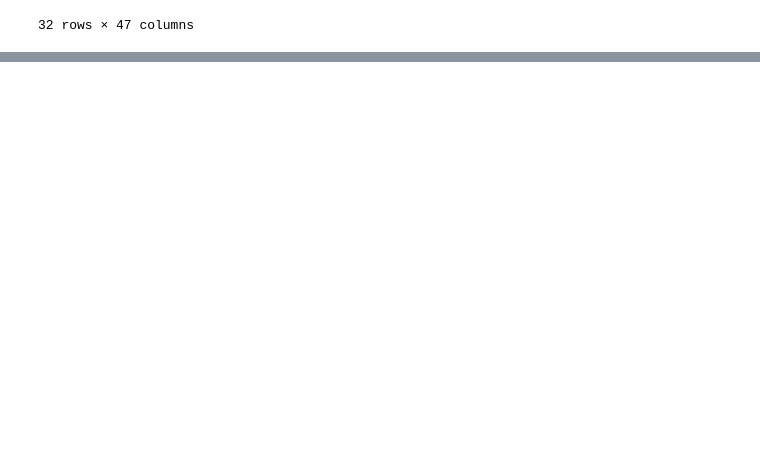
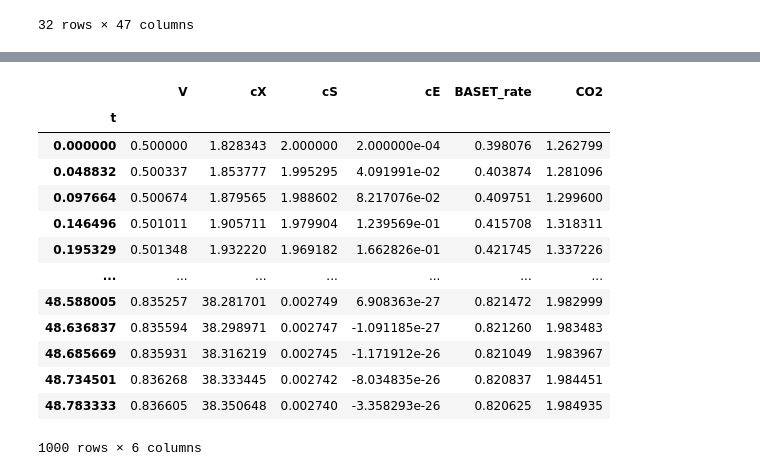
Before and after one commit to VBorodina/biomoni, a Jupyter notebook: Examples/offline_estimation/testing_Yeast.ipynb, the cells around one changed output, grey strips where cells are left out. Saved outputs shown, nothing was run; the diff lists cells and outputs as text; code cells hidden in the pictures; blank space fills up the shorter version.

```diff
--- a/Examples/offline_estimation/testing_Yeast.ipynb
+++ b/Examples/offline_estimation/testing_Yeast.ipynb
@@ -178,6 +182,26 @@ display(yeast.p)
 | OX | 0.57000000 | 0.00000000 | (0.00%) | 0.57 | 0.54000000 | 0.63000000 | False |
 | NX | 0.15000000 | 0.00000000 | (0.00%) | 0.15 | 0.14000000 | 0.16000000 | False |
 | g_e | 0.21636283 | 0.00000000 | (0.00%) | 0.21636282532087284 | 0.17624197 | 0.28839514 | False |
+# %%
+y2 = Yeast_vf()
+t_grid = np.linspace(0,9,1000)
+# %%
+y2.simulate(a, endpoint = "end2")
+# %% [output]
+|  | V | cX | cS | cE | BASET_rate | CO2 |
+| t |  |  |  |  |  |  |
+| 0.000000 | 0.500000 | 1.828343 | 2.000000 | 2.000000e-04 | 0.398076 | 1.262799 |
+| 0.048832 | 0.500337 | 1.853777 | 1.995295 | 4.091991e-02 | 0.403874 | 1.281096 |
+| 0.097664 | 0.500674 | 1.879565 | 1.988602 | 8.217076e-02 | 0.409751 | 1.299600 |
+| 0.146496 | 0.501011 | 1.905711 | 1.979904 | 1.239569e-01 | 0.415708 | 1.318311 |
+| 0.195329 | 0.501348 | 1.932220 | 1.969182 | 1.662826e-01 | 0.421745 | 1.337226 |
+| ... | ... | ... | ... | ... | ... | ... |
+| 48.588005 | 0.835257 | 38.281701 | 0.002749 | 6.908363e-27 | 0.821472 | 1.982999 |
+| 48.636837 | 0.835594 | 38.298971 | 0.002747 | -1.091185e-27 | 0.821260 | 1.983483 |
+| 48.685669 | 0.835931 | 38.316219 | 0.002745 | -1.171912e-26 | 0.821049 | 1.983967 |
+| 48.734501 | 0.836268 | 38.333445 | 0.002742 | -8.034835e-26 | 0.820837 | 1.984451 |
+| 48.783333 | 0.836605 | 38.350648 | 0.002740 | -3.358293e-26 | 0.820625 | 1.984935 |
+1000 rows × 6 columns
 # %%
 #simulate one single experiment in combination with its simulation (with estimated params)
 # Data should be given either as an Experiment, a pd.DataFrame or as a list or dict with pd.DataFrame objects
```
Also changed, not shown: parts of 7 cells of this notebook, 31 other files.
